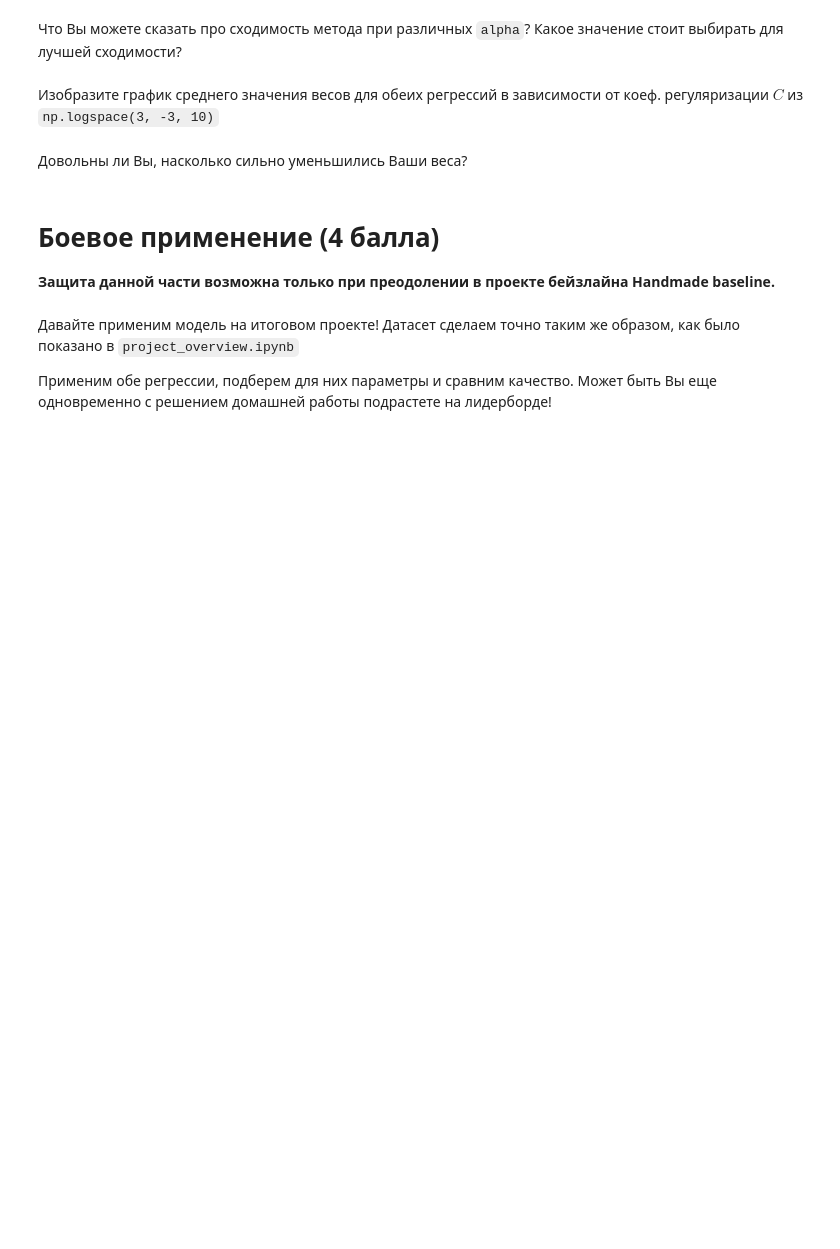
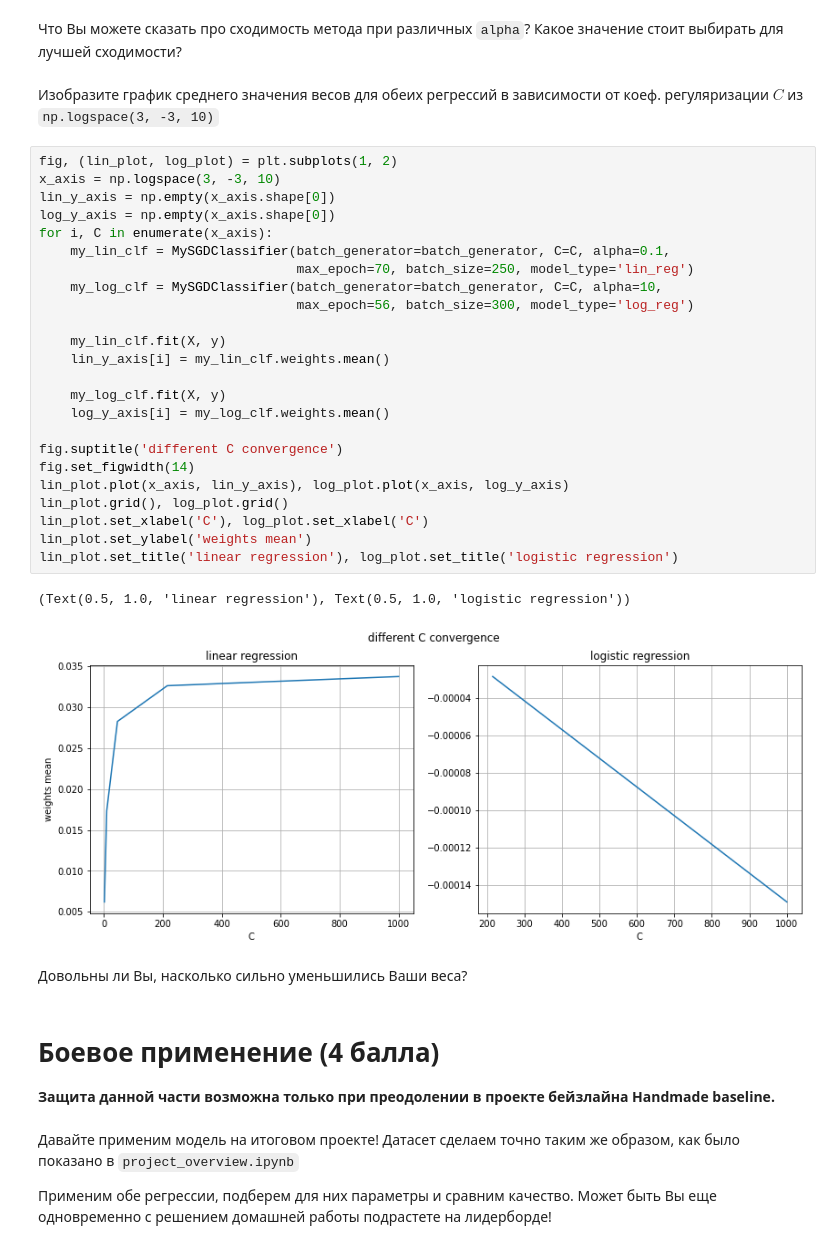
Before and after one commit to skajida/msu_ml_spring_2021, a Jupyter notebook: korolev_hw2.ipynb, the cells around one changed output. Cells and saved outputs as stored; diff of their text form; blank space fills up the shorter version.

```diff
--- a/korolev_hw2.ipynb
+++ b/korolev_hw2.ipynb
@@ -405,6 +447,33 @@ $N$ можно брать 10, 50, 100 и т.д.
 Что Вы можете сказать про сходимость метода при различных `alpha`? Какое значение стоит выбирать для лучшей сходимости?
 # %% [markdown]
 Изобразите график среднего значения весов для обеих регрессий в зависимости от коеф. регуляризации $C$ из `np.logspace(3, -3, 10)`
+# %%
+fig, (lin_plot, log_plot) = plt.subplots(1, 2)
+x_axis = np.logspace(3, -3, 10)
+lin_y_axis = np.empty(x_axis.shape[0])
+log_y_axis = np.empty(x_axis.shape[0])
+for i, C in enumerate(x_axis):
+    my_lin_clf = MySGDClassifier(batch_generator=batch_generator, C=C, alpha=0.1,
+                                 max_epoch=70, batch_size=250, model_type='lin_reg')
+    my_log_clf = MySGDClassifier(batch_generator=batch_generator, C=C, alpha=10,
+                                 max_epoch=56, batch_size=300, model_type='log_reg')
+
+    my_lin_clf.fit(X, y)
+    lin_y_axis[i] = my_lin_clf.weights.mean()
+
+    my_log_clf.fit(X, y)
+    log_y_axis[i] = my_log_clf.weights.mean()
+
+fig.suptitle('different C convergence')
+fig.set_figwidth(14)
+lin_plot.plot(x_axis, lin_y_axis), log_plot.plot(x_axis, log_y_axis)
+lin_plot.grid(), log_plot.grid()
+lin_plot.set_xlabel('C'), log_plot.set_xlabel('C')
+lin_plot.set_ylabel('weights mean')
+lin_plot.set_title('linear regression'), log_plot.set_title('logistic regression')
+# %% [output]
+(Text(0.5, 1.0, 'linear regression'), Text(0.5, 1.0, 'logistic regression'))
+[figure, added]
 # %% [markdown]
 Довольны ли Вы, насколько сильно уменьшились Ваши веса?
 # %% [markdown]
```
Also changed, not shown: parts of 23 cells of this notebook.
